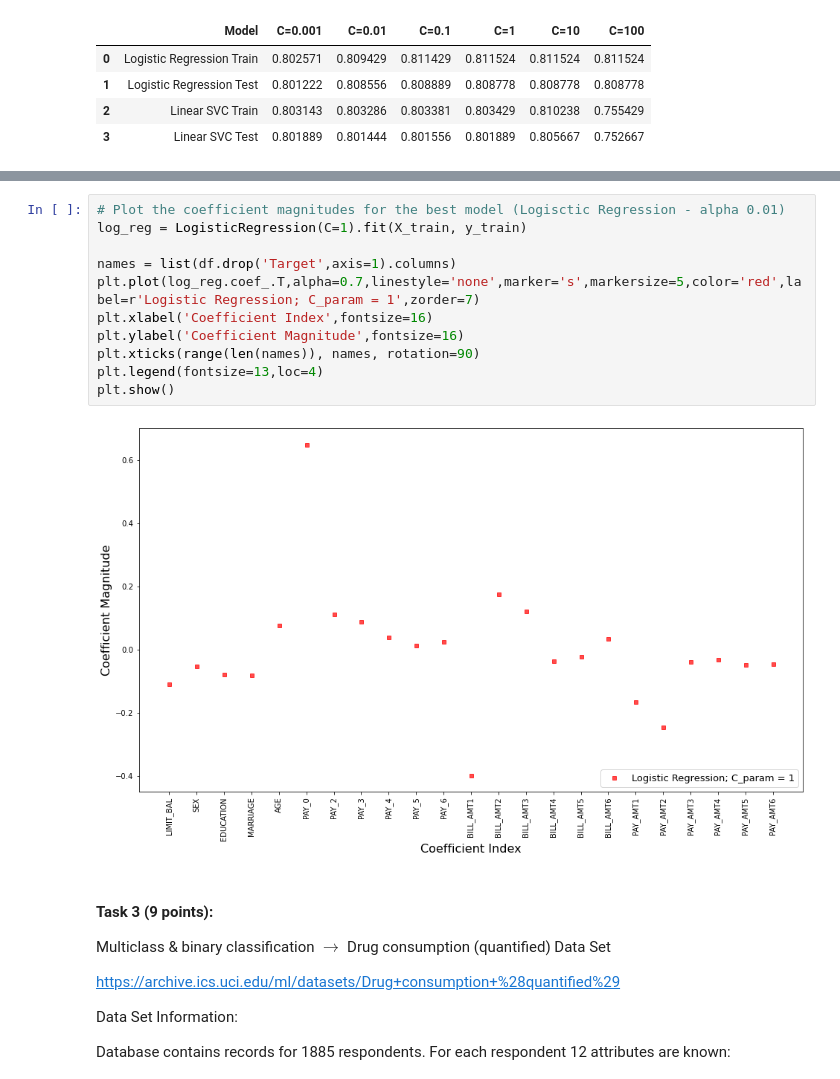
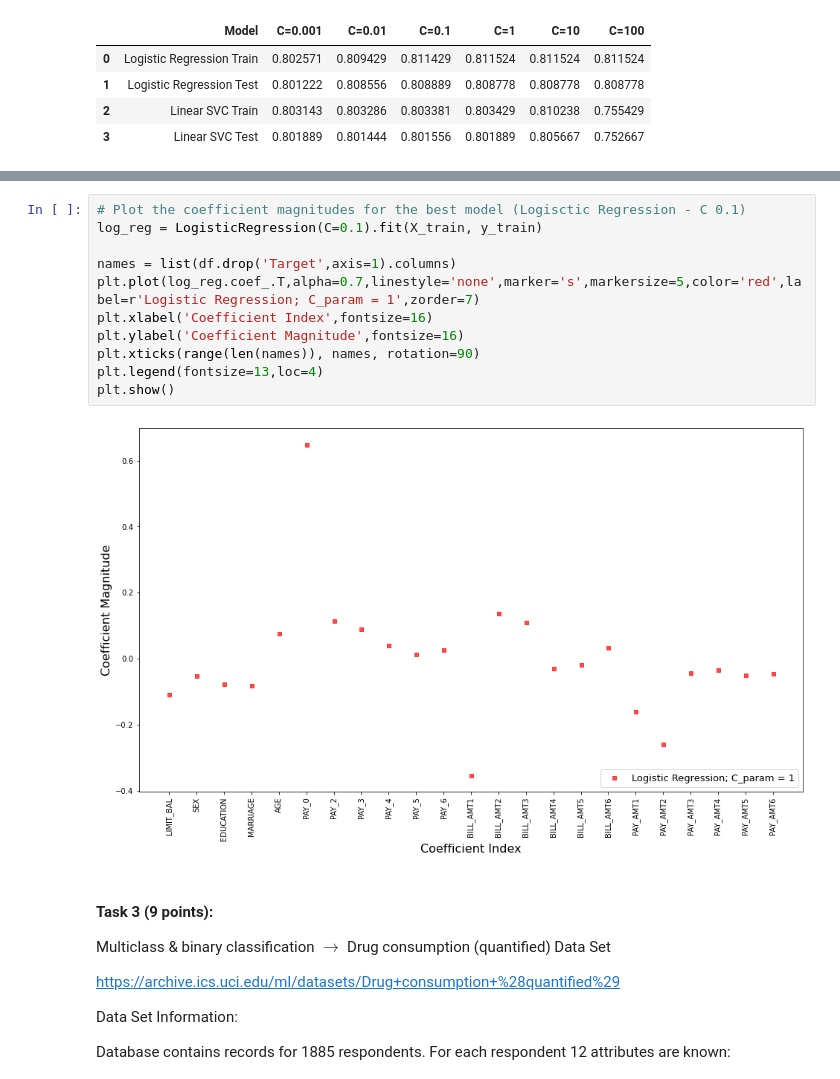
Before and after one commit to martinel-UAS/projects, a Jupyter notebook: Assignment_1/Assignment_1.ipynb, the cells around one changed output, grey strips where cells are left out. Cells and saved outputs as stored; diff of their text form.

```diff
--- a/Assignment_1/Assignment_1.ipynb
+++ b/Assignment_1/Assignment_1.ipynb
@@ -269,16 +269,16 @@ plot_score()
 # %%
-# Plot the coefficient magnitudes for the best model (Logisctic Regression - alpha 0.01)
-log_reg = LogisticRegression(C=1).fit(X_train, y_train)
+# Plot the coefficient magnitudes for the best model (Logisctic Regression - C 0.1)
+log_reg = LogisticRegression(C=0.1).fit(X_train, y_train)
 
 names = list(df.drop('Target',axis=1).columns)
 plt.plot(log_reg.coef_.T,alpha=0.7,linestyle='none',marker='s',markersize=5,color='red',label=r'Logistic Regression; C_param = 1',zorder=7)
 plt.xlabel('Coefficient Index',fontsize=16)
 plt.ylabel('Coefficient Magnitude',fontsize=16)
 plt.xticks(range(len(names)), names, rotation=90)
 plt.legend(fontsize=13,loc=4)
 plt.show()
 # %% [output]
-[figure, old version]
+[figure, new version]
 # %% [markdown]
 #### Task 3 (9 points):
 
```
Also changed, not shown: parts of 4 cells of this notebook.
